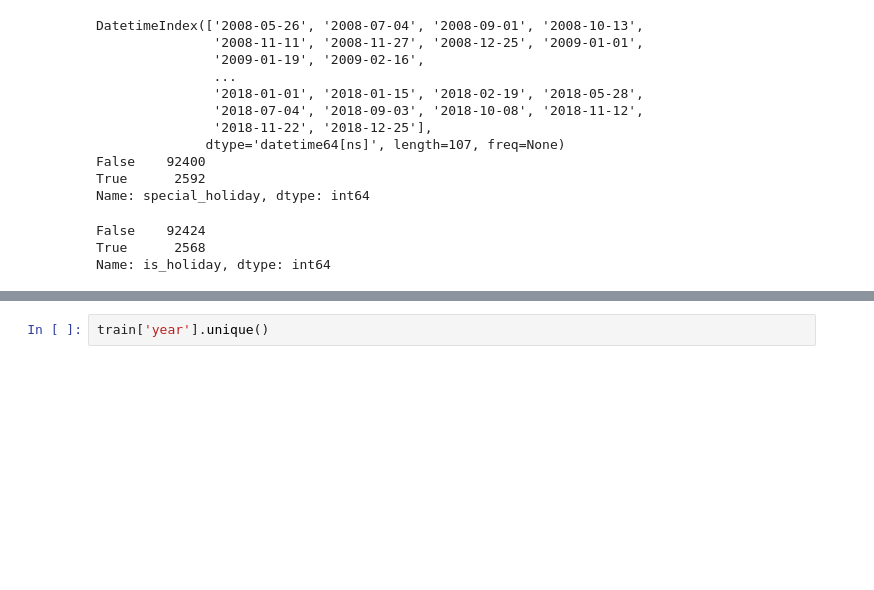
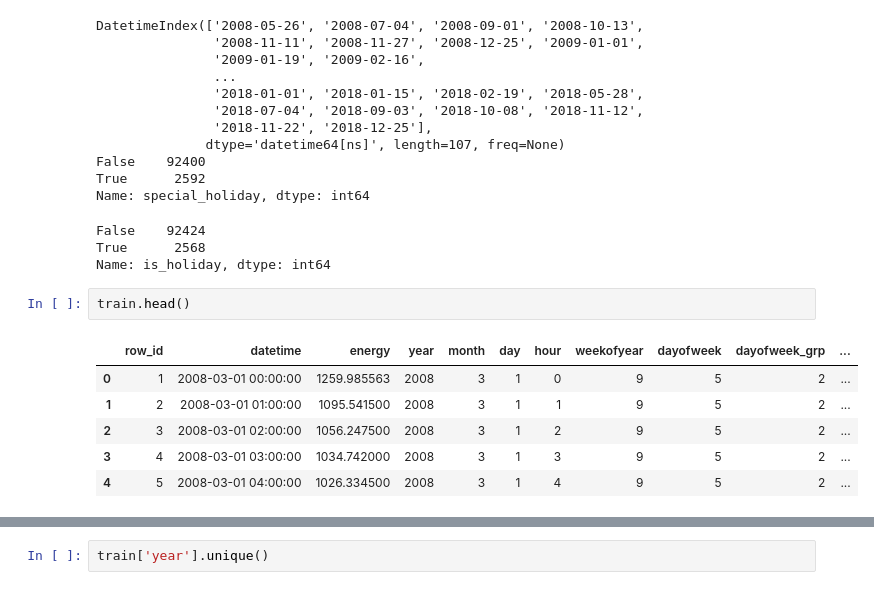
Before and after one commit to baskarsambandamurthy/jobathon-nov-2022, a Jupyter notebook: jobathon-nov-2022.ipynb, the cells around one changed output, grey strips where cells are left out. Cells and saved outputs as stored; diff of their text form; blank space fills up the shorter version.

```diff
--- a/jobathon-nov-2022.ipynb
+++ b/jobathon-nov-2022.ipynb
@@ -145,3 +170,12 @@ Name: special_holiday, dtype: int64
 False    92424
 True      2568
 Name: is_holiday, dtype: int64
+# %%
+train.head()
+# %% [output]
+|  | row_id | datetime | energy | year | month | day | hour | weekofyear | dayofweek | dayofweek_grp | ... |
+| 0 | 1 | 2008-03-01 00:00:00 | 1259.985563 | 2008 | 3 | 1 | 0 | 9 | 5 | 2 | ... |
+| 1 | 2 | 2008-03-01 01:00:00 | 1095.541500 | 2008 | 3 | 1 | 1 | 9 | 5 | 2 | ... |
+| 2 | 3 | 2008-03-01 02:00:00 | 1056.247500 | 2008 | 3 | 1 | 2 | 9 | 5 | 2 | ... |
+| 3 | 4 | 2008-03-01 03:00:00 | 1034.742000 | 2008 | 3 | 1 | 3 | 9 | 5 | 2 | ... |
+| 4 | 5 | 2008-03-01 04:00:00 | 1026.334500 | 2008 | 3 | 1 | 4 | 9 | 5 | 2 | ... |
```
Also changed, not shown: parts of 69 cells of this notebook, 3 other files.
